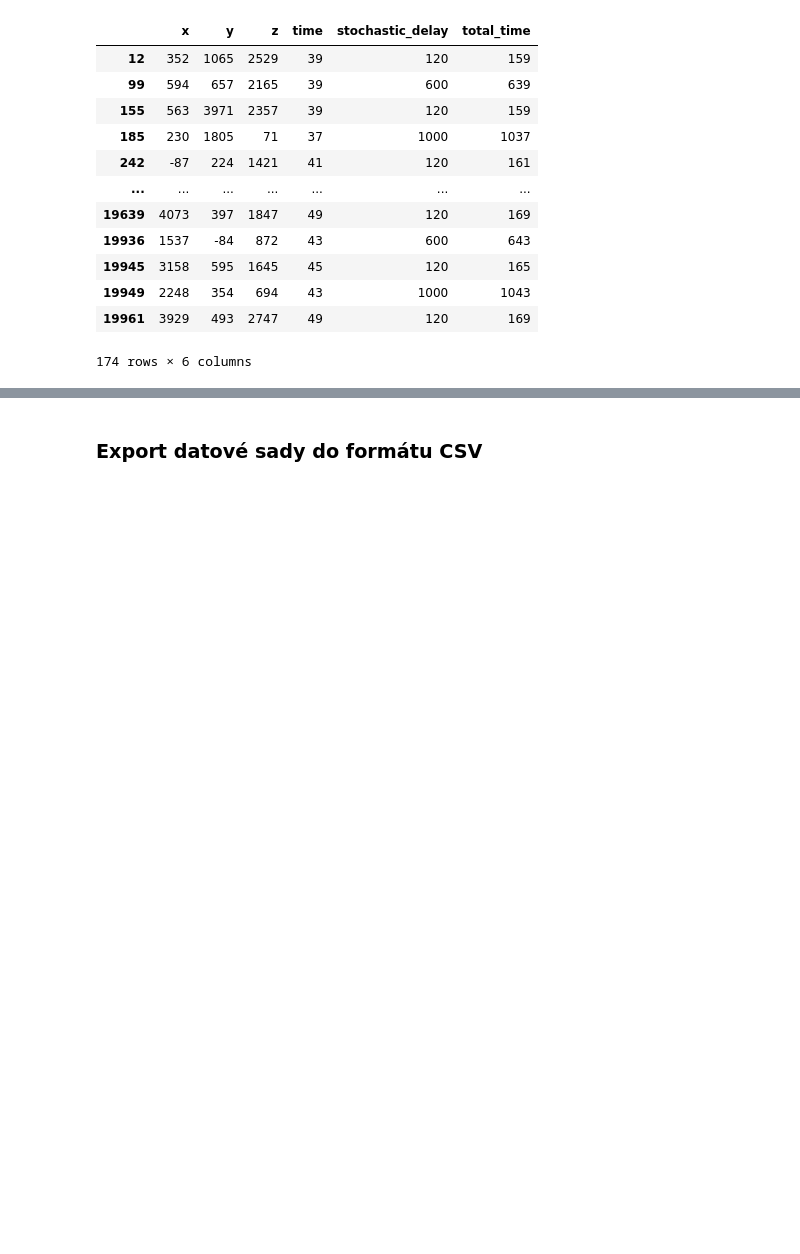
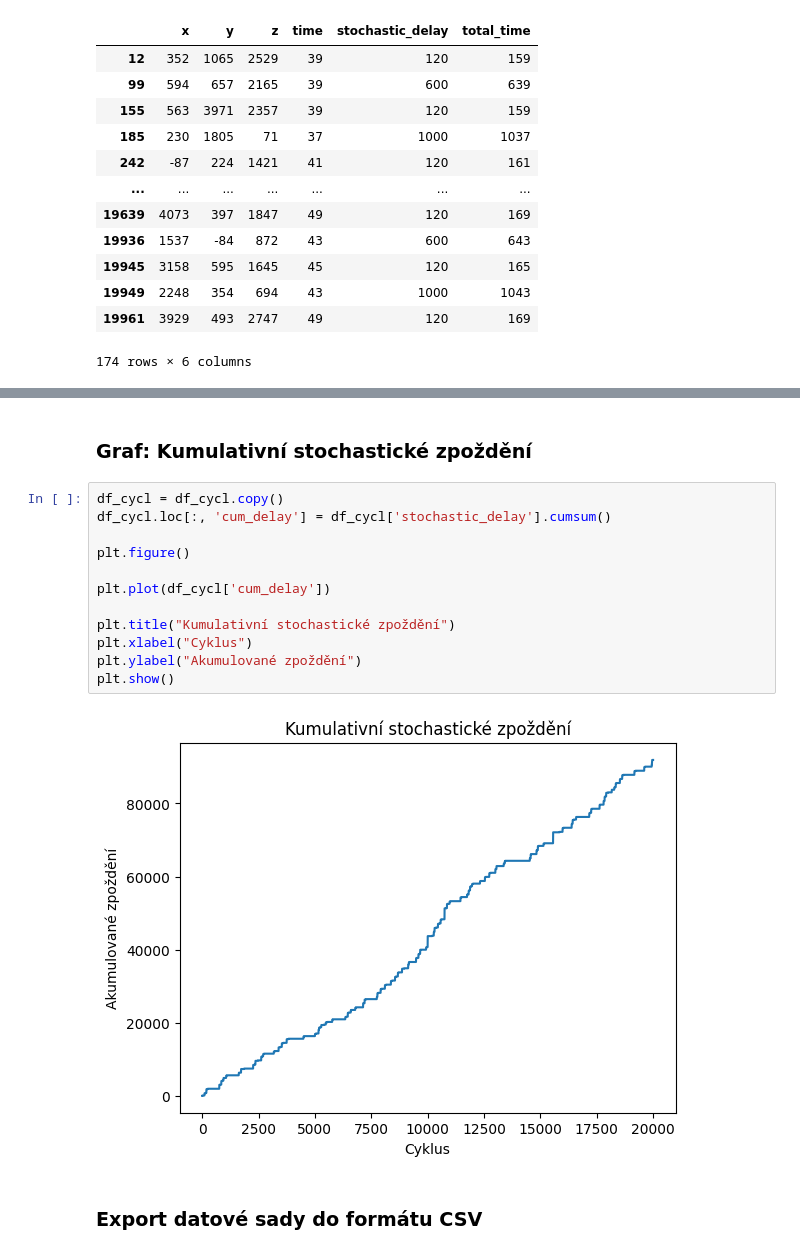
Before and after one commit to UsmanovSla/MGD-RSS, a Jupyter notebook: model/04_HybridModel/HM_01_Models_Integration.ipynb, the cells around one changed output, grey strips where cells are left out. Drawn from its saved outputs; the diff is of its cells as text; blank space fills up the shorter version.

```diff
--- a/model/04_HybridModel/HM_01_Models_Integration.ipynb
+++ b/model/04_HybridModel/HM_01_Models_Integration.ipynb
@@ -273,3 +295,19 @@ df_cycl[df_cycl['stochastic_delay'] > 0]
+# %% [markdown]
+### Graf: Kumulativní stochastické zpoždění
+# %%
+df_cycl = df_cycl.copy()
+df_cycl.loc[:, 'cum_delay'] = df_cycl['stochastic_delay'].cumsum()
+
+plt.figure()
+
+plt.plot(df_cycl['cum_delay'])
+
+plt.title("Kumulativní stochastické zpoždění")
+plt.xlabel("Cyklus")
+plt.ylabel("Akumulované zpoždění")
+plt.show()
+# %% [output]
+[figure, added]
 # %% [markdown]
 ### Export datové sady do formátu CSV
 # %%
```
Also changed, not shown: parts of 2 cells of this notebook, 2 other files.
